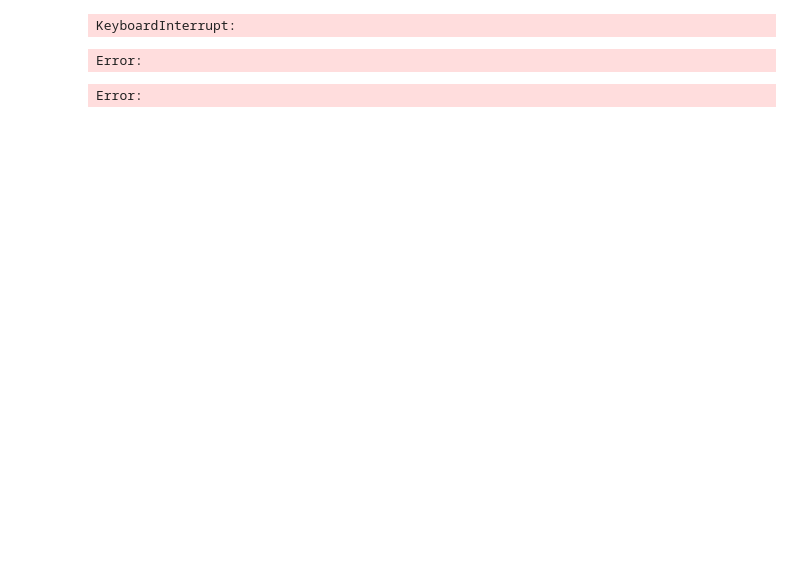
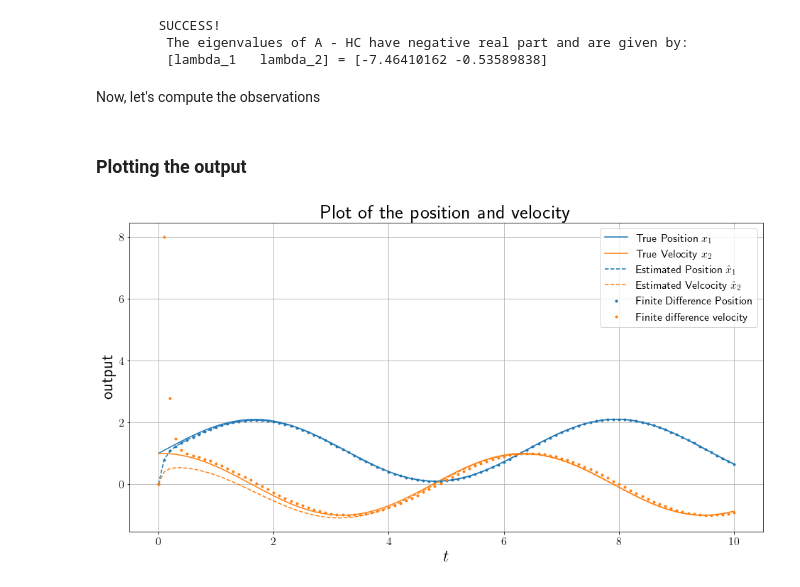
Before and after one commit to oliveras/Optimal_Estimation_and_Control_Spring_2022, a Jupyter notebook: Luenberger_Observer_Example.ipynb, the cells around one changed output. Saved outputs shown, nothing was run; the diff lists cells and outputs as text; code cells hidden in the pictures; blank space fills up the shorter version.

```diff
--- a/Luenberger_Observer_Example.ipynb
+++ b/Luenberger_Observer_Example.ipynb
@@ -93,0 +176,19 @@ SUCCESS!
+# %%
+
+
+# Define the matrices F, G, and H and check that the eigenvalues of F = A - HC have negative real part
+G = B
+H = np.array([[8],[4]])
+F = A - H@C
+eVals = np.linalg.eigvals(F);
+
+if np.max(eVals.real)<0:
+    print('\tSUCCESS!\n\t The eigenvalues of A - HC have negative real part and are given by: \n \t [lambda_1   lambda_2] = ' + str(eVals))
+else:
+    print('\tWARNING!\n\t At least one eigenvalue of A - HC is greater than or equal to zero.  The eigenvalues are given by: \n \t [lambda_1   lambda_2] = ' + str(eVals))
+# %% [output]
+        SUCCESS!
+         The eigenvalues of A - HC have negative real part and are given by:
+         [lambda_1   lambda_2] = [-7.46410162 -0.53589838]
+# %% [markdown]
+Now, let's compute the observations
@@ -94,28 +228,31 @@ SUCCESS!
+# %% [markdown]
+### Plotting the output
 # %%
 plt.figure(figsize=(16, 8))
 
 plt.rc('xtick', labelsize=16)
 plt.rc('ytick', labelsize=16)
 
 # Plot the actual trajectories for the position and velocity
-plt.plot(tV,x.reshape(numSteps,2),color=['tab:orange','tab:blue'])
+plt.plot(tV,x.reshape(numSteps,2))
+plt.gca().set_prop_cycle(None)
+
 plt.plot(tV,xHat.reshape(numSteps,2),'--')
+plt.gca().set_prop_cycle(None)
+
 plt.plot(tV,xEst.reshape(numSteps,2),'.')
 
-plt.legend([r'True Position $x_1$',r'True Velocity $x_2$', r'Estimated Position $\hat{x}_1$',r'Estimated Velcocity $\hat{x}_2$',r'Finite Difference Position',r'Finite difference velocity'])
+plt.legend([r'True Position $x_1$',r'True Velocity $x_2$', r'Estimated Position $\hat{x}_1$',r'Estimated Velcocity $\hat{x}_2$',r'Finite Difference Position',r'Finite difference velocity'],fontsize=16)
 # The following line restarts the color cycles so that the actual and desired trajectories have the same colors
 plt.gca().set_prop_cycle(None)
 
 
 plt.xlabel(r'$t$', fontsize=24)
 plt.ylabel(r'output', fontsize=24)
 plt.title(r'Plot of the position and velocity',fontsize=28)
 plt.grid()
-plt.show()
 # %% [output]
-KeyboardInterrupt:
-Error:
-Error:
+[figure, added]
 # %%
 plt.figure(figsize=(16, 8))
 
```
Also changed, not shown: parts of 17 cells of this notebook, 1 other file.
